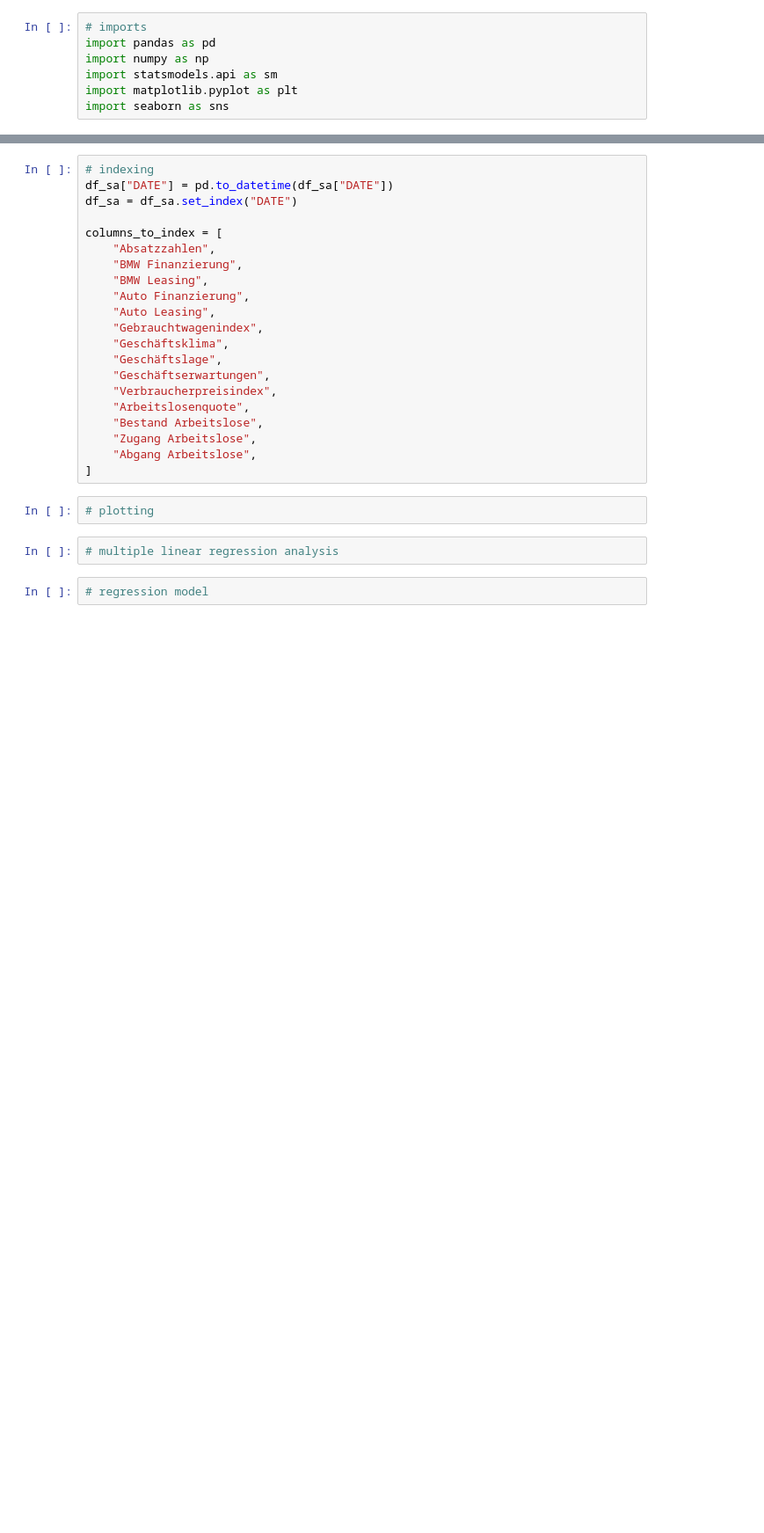
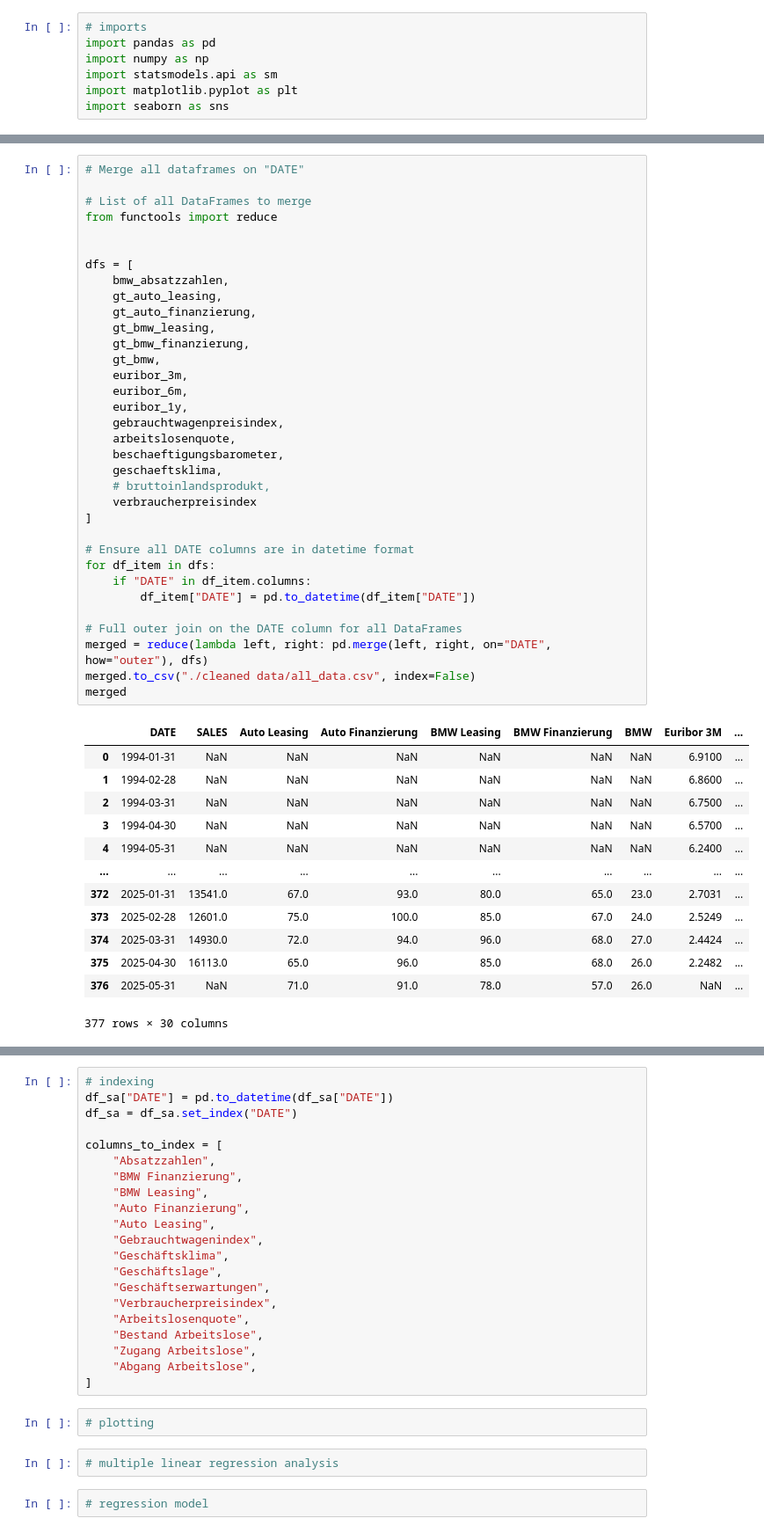
Before and after one commit to Philipp-Manhart/PA-II, a Jupyter notebook: code.ipynb, the cells around one changed output, grey strips where cells are left out. Shown: that part at 88% size. Saved outputs shown, nothing was run; the diff lists cells and outputs as text; blank space fills up the shorter version.

```diff
--- a/code.ipynb
+++ b/code.ipynb
@@ -156,2 +198,50 @@ gebrauchtwagenpreisindex = pd.read_csv("./original data/Gebrauchtwagenpreisindex
+# %%
+# Merge all dataframes on "DATE"
+
+# List of all DataFrames to merge
+from functools import reduce
+
+
+dfs = [
+    bmw_absatzzahlen,
+    gt_auto_leasing,
+    gt_auto_finanzierung,
+    gt_bmw_leasing,
+    gt_bmw_finanzierung,
+    gt_bmw,
+    euribor_3m,
+    euribor_6m,
+    euribor_1y,
+    gebrauchtwagenpreisindex,
+    arbeitslosenquote,
+    beschaeftigungsbarometer,
+    geschaeftsklima,
+    # bruttoinlandsprodukt,
+    verbraucherpreisindex
+]
+
+# Ensure all DATE columns are in datetime format
+for df_item in dfs:
+    if "DATE" in df_item.columns:
+        df_item["DATE"] = pd.to_datetime(df_item["DATE"])
+
+# Full outer join on the DATE column for all DataFrames
+merged = reduce(lambda left, right: pd.merge(left, right, on="DATE", how="outer"), dfs)
+merged.to_csv("./cleaned data/all_data.csv", index=False)
+merged
+# %% [output]
+|  | DATE | SALES | Auto Leasing | Auto Finanzierung | BMW Leasing | BMW Finanzierung | BMW | Euribor 3M | ... |
+| 0 | 1994-01-31 | NaN | NaN | NaN | NaN | NaN | NaN | 6.9100 | ... |
+| 1 | 1994-02-28 | NaN | NaN | NaN | NaN | NaN | NaN | 6.8600 | ... |
+| 2 | 1994-03-31 | NaN | NaN | NaN | NaN | NaN | NaN | 6.7500 | ... |
+| 3 | 1994-04-30 | NaN | NaN | NaN | NaN | NaN | NaN | 6.5700 | ... |
+| 4 | 1994-05-31 | NaN | NaN | NaN | NaN | NaN | NaN | 6.2400 | ... |
+| ... | ... | ... | ... | ... | ... | ... | ... | ... | ... |
+| 372 | 2025-01-31 | 13541.0 | 67.0 | 93.0 | 80.0 | 65.0 | 23.0 | 2.7031 | ... |
+| 373 | 2025-02-28 | 12601.0 | 75.0 | 100.0 | 85.0 | 67.0 | 24.0 | 2.5249 | ... |
+| 374 | 2025-03-31 | 14930.0 | 72.0 | 94.0 | 96.0 | 68.0 | 27.0 | 2.4424 | ... |
+| 375 | 2025-04-30 | 16113.0 | 65.0 | 96.0 | 85.0 | 68.0 | 26.0 | 2.2482 | ... |
+| 376 | 2025-05-31 | NaN | 71.0 | 91.0 | 78.0 | 57.0 | 26.0 | NaN | ... |
+377 rows × 30 columns
 # %%
 # descriptive statistics
```
Also changed, not shown: parts of 5 cells of this notebook, 10 other files.
